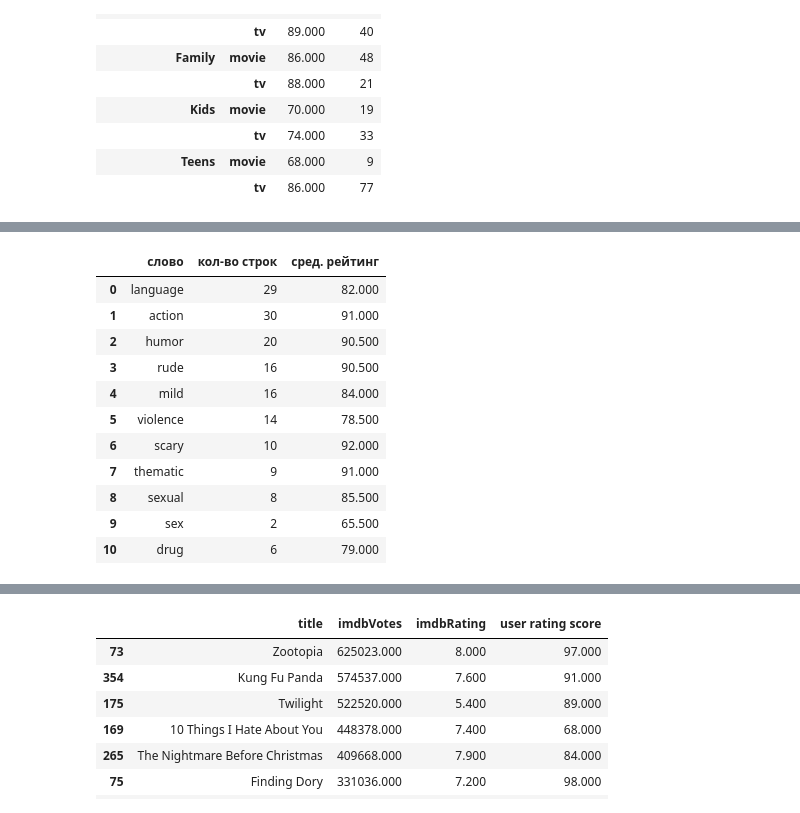
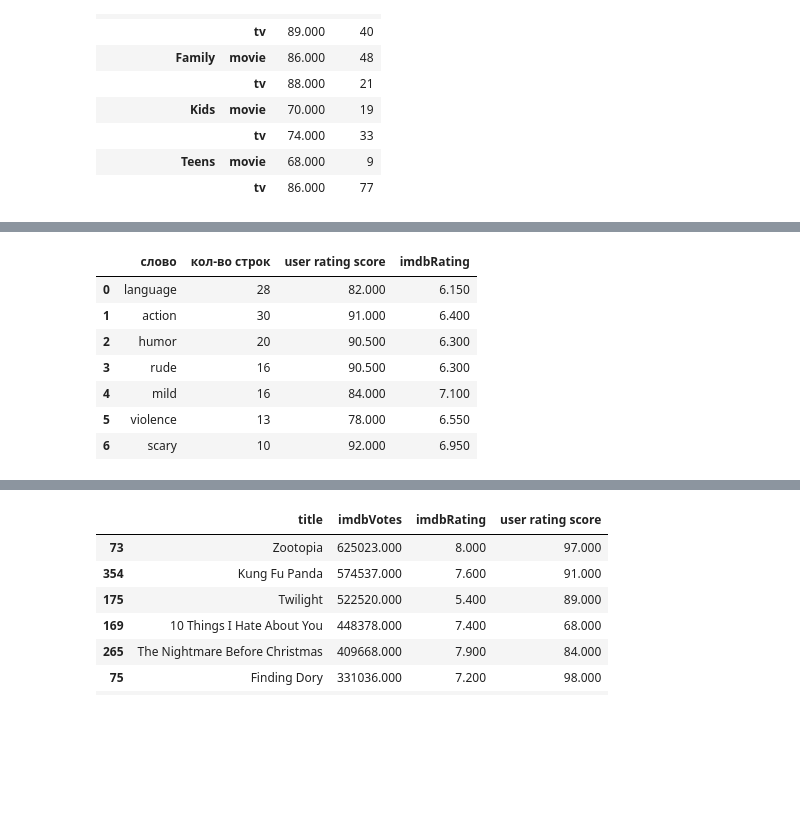
Before and after one commit to dtamendarov/MDS-EDA_Netflix, a Jupyter notebook: 02. Анализ оценок (Мария).ipynb, the cells around one changed output, grey strips where cells are left out. Saved outputs shown, nothing was run; the diff lists cells and outputs as text; code cells hidden in the pictures; blank space fills up the shorter version.

```diff
--- a/02. Анализ оценок (Мария).ipynb
+++ b/02. Анализ оценок (Мария).ipynb
@@ -148,3 +129,3 @@ memory usage: 19.7+ KB
 # %%
-df_full = df_full.drop(columns=['index', "release year_y",'Unnamed: 0', 'genre', 'rated', 'country', 'imdbRating', 'imdbVotes', 'release year', 'sceneDesc', 'revenue'])
+df_full = df_full.drop(columns=['index','Unnamed: 0', 'rated', 'country', 'imdbRating', 'imdbVotes', 'sceneDesc', 'revenue'])
 # %%
@@ -190,0 +179,2 @@ df_full.head(1)
+# %%
+df_full  = df_full[df_full['type']== 'movie']
@@ -453,3 +432,5 @@ df_rating.groupby(["audience_segment", 'type'])["user rating score"].agg(["media
+# %%
+df_rating = df_rating[df_rating["movie"] == 1]
 # %%
 df_rating["sceneDesc"].unique()
 # %% [output]
@@ -512,30 +488,26 @@ Counter({'and': 54,
 # %%
-words = ['language', 'action','humor', 'rude','mild','violence','scary','thematic','sexual', 'sex', 'drug']
+words = ['language', 'action','humor', 'rude','mild','violence','scary']
 # %%
 words_rating = []
-
 for i in words:
     result_prov = df_rating["sceneDesc"].str.contains(rf"\b{i}\b", case=False, na=False, regex=True)
 #case=False - все варианты написания
 #na - игнор пропусков
 #regex - для корректности \b (обозначает начало и конец слово )
 #https://sky.pro/wiki/python/filtratsiya-data-frame-v-pandas-metod-ne-soderzhit/
 #https://sky.pro/wiki/python/ispolzovanie-peremennykh-vnutri-regulyarnogo-vyrazheniya-python/
     words_rating.append({'слово': i, "кол-во строк": result_prov.sum(),
-                         "сред. рейтинг": df_rating.loc[result_prov, "user rating score"].median()})
+                         "user rating score": df_rating.loc[result_prov, "user rating score"].median(),
+                         "imdbRating": df_rating.loc[result_prov, "imdbRating"].median()})
 
 word_analysis = pd.DataFrame(words_rating)
 word_analysis
 # %% [output]
-|  | слово | кол-во строк | сред. рейтинг |
-| 0 | language | 29 | 82.000 |
-| 1 | action | 30 | 91.000 |
-| 2 | humor | 20 | 90.500 |
-| 3 | rude | 16 | 90.500 |
-| 4 | mild | 16 | 84.000 |
-| 5 | violence | 14 | 78.500 |
-| 6 | scary | 10 | 92.000 |
-| 7 | thematic | 9 | 91.000 |
-| 8 | sexual | 8 | 85.500 |
-| 9 | sex | 2 | 65.500 |
-| 10 | drug | 6 | 79.000 |
+|  | слово | кол-во строк | user rating score | imdbRating |
+| 0 | language | 28 | 82.000 | 6.150 |
+| 1 | action | 30 | 91.000 | 6.400 |
+| 2 | humor | 20 | 90.500 | 6.300 |
+| 3 | rude | 16 | 90.500 | 6.300 |
+| 4 | mild | 16 | 84.000 | 7.100 |
+| 5 | violence | 13 | 78.000 | 6.550 |
+| 6 | scary | 10 | 92.000 | 6.950 |
```
Also changed, not shown: parts of 63 cells of this notebook.
